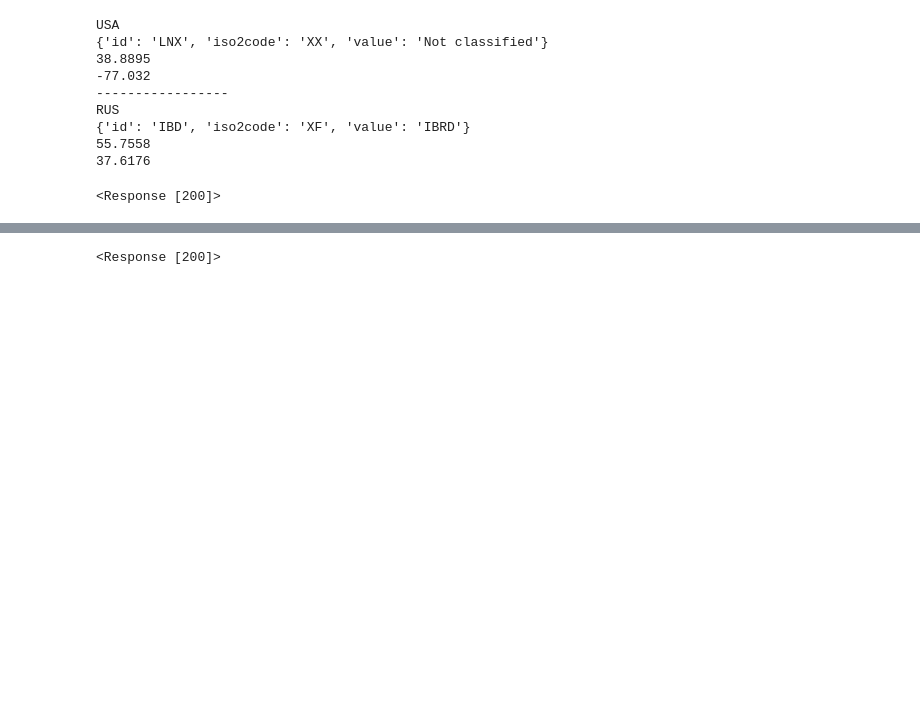
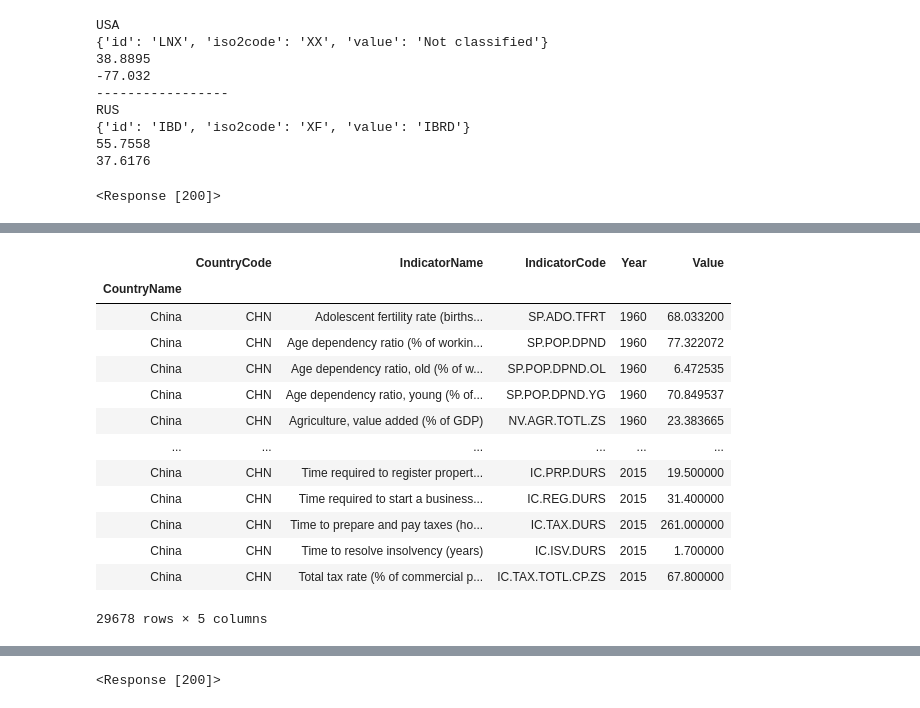
Before and after one commit to jjjjjeb/ETL_Project, a Jupyter notebook: ELT_Project_JamieBranch.ipynb, the cells around one changed output, grey strips where cells are left out. Drawn from its saved outputs; the diff is of its cells as text; code cells hidden in the pictures; blank space fills up the shorter version.

```diff
--- a/ELT_Project_JamieBranch.ipynb
+++ b/ELT_Project_JamieBranch.ipynb
@@ -113,0 +173,18 @@ indicators
+# %%
+china_indicators = ind.loc['China', :]
+china_indicators
+# %% [output]
+|  | CountryCode | IndicatorName | IndicatorCode | Year | Value |
+| CountryName |  |  |  |  |  |
+| China | CHN | Adolescent fertility rate (births... | SP.ADO.TFRT | 1960 | 68.033200 |
+| China | CHN | Age dependency ratio (% of workin... | SP.POP.DPND | 1960 | 77.322072 |
+| China | CHN | Age dependency ratio, old (% of w... | SP.POP.DPND.OL | 1960 | 6.472535 |
+| China | CHN | Age dependency ratio, young (% of... | SP.POP.DPND.YG | 1960 | 70.849537 |
+| China | CHN | Agriculture, value added (% of GDP) | NV.AGR.TOTL.ZS | 1960 | 23.383665 |
+| ... | ... | ... | ... | ... | ... |
+| China | CHN | Time required to register propert... | IC.PRP.DURS | 2015 | 19.500000 |
+| China | CHN | Time required to start a business... | IC.REG.DURS | 2015 | 31.400000 |
+| China | CHN | Time to prepare and pay taxes (ho... | IC.TAX.DURS | 2015 | 261.000000 |
+| China | CHN | Time to resolve insolvency (years) | IC.ISV.DURS | 2015 | 1.700000 |
+| China | CHN | Total tax rate (% of commercial p... | IC.TAX.TOTL.CP.ZS | 2015 | 67.800000 |
+29678 rows × 5 columns
```
Also changed, not shown: parts of 13 cells of this notebook.
